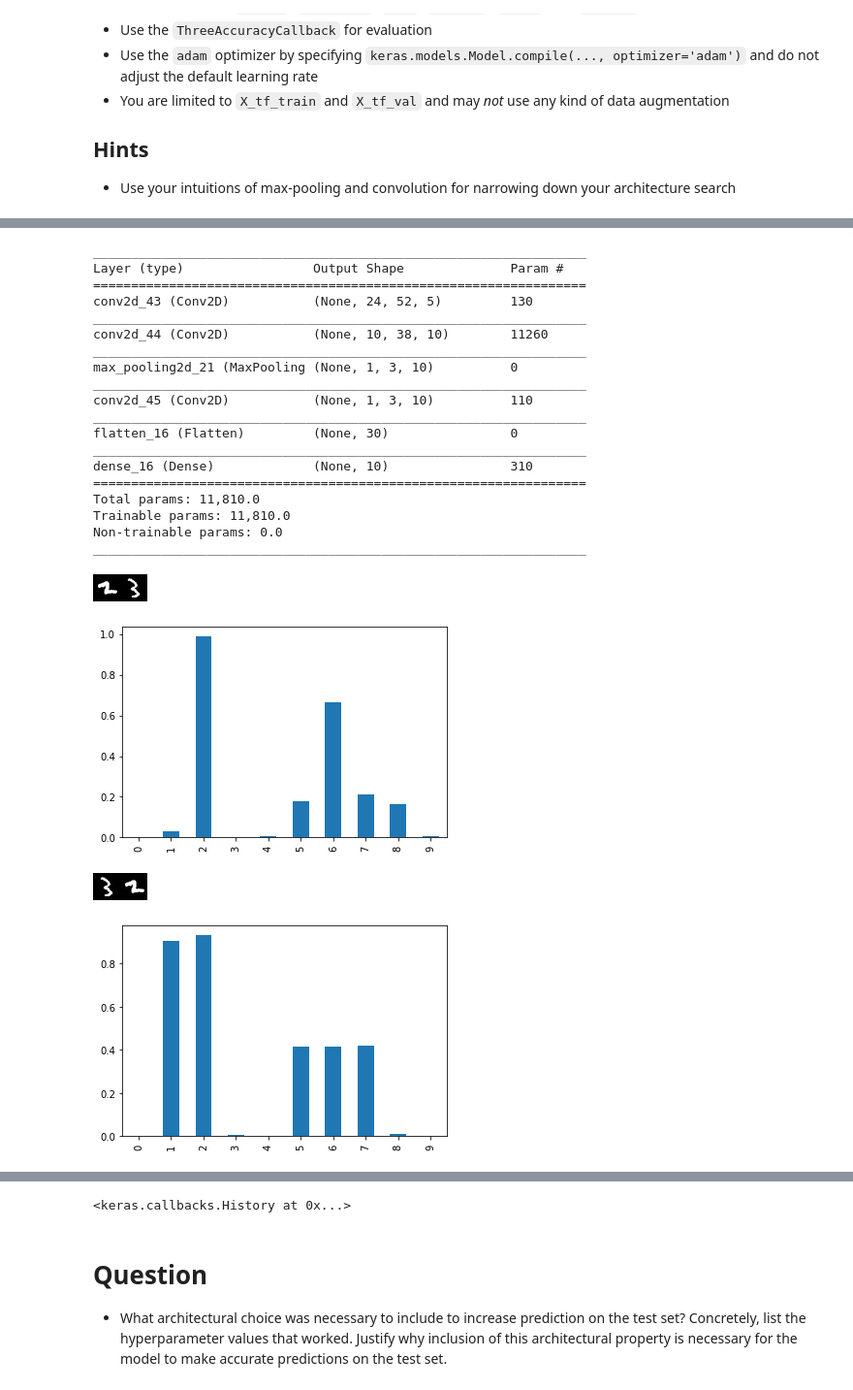
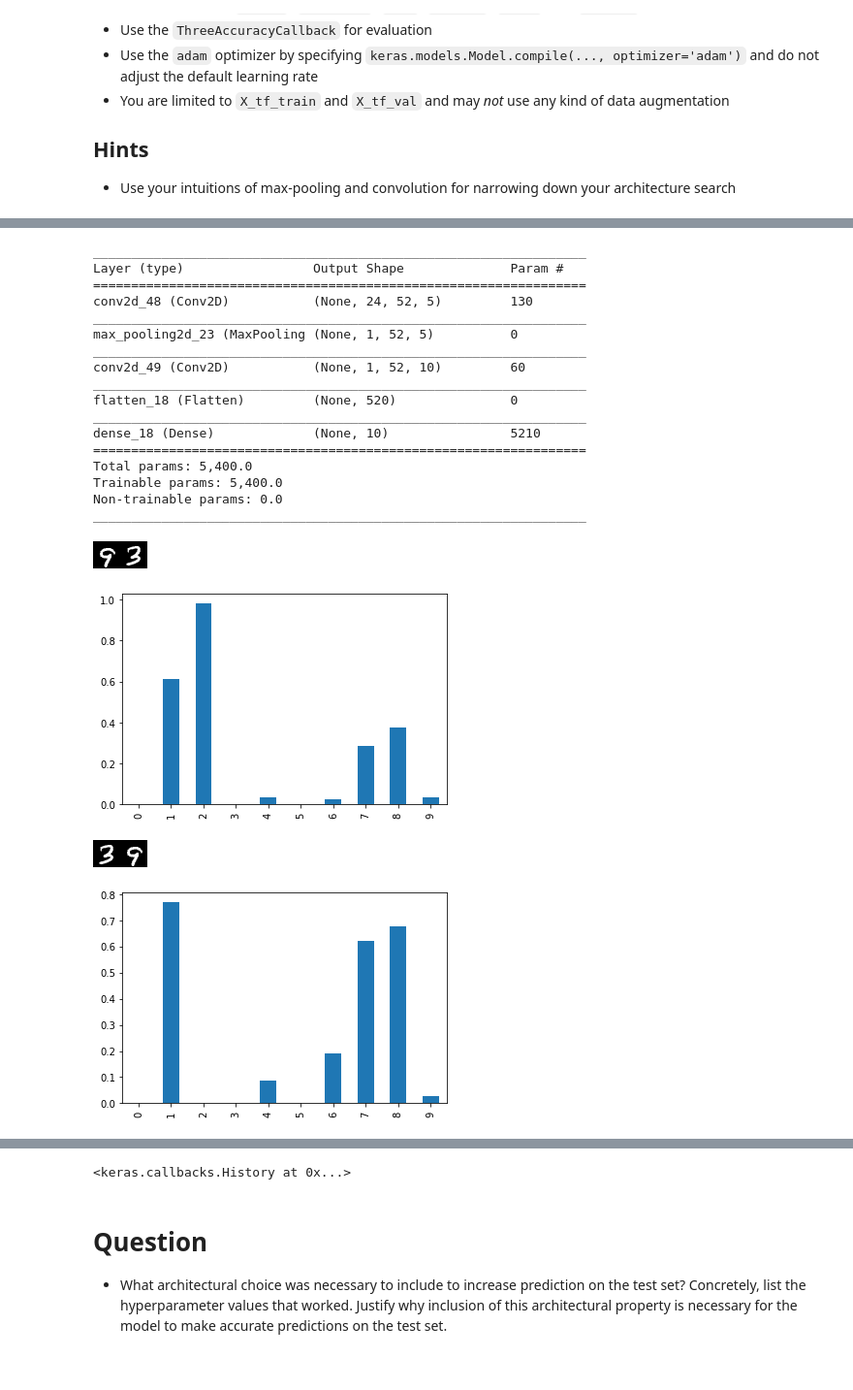
Before and after one commit to jonhilgart22/DSCI-6005-deep-learning, a Jupyter notebook: week_3_image_classification/3_1_am_image_classfication_I/lab_multilabel_classification_SUBMISSION.ipynb, the cells around one changed output, grey strips where cells are left out. Shown at 97% size. Saved outputs shown, nothing was run; the diff lists cells and outputs as text; code cells hidden in the pictures.

```diff
--- a/week_3_image_classification/3_1_am_image_classfication_I/lab_multilabel_classification_SUBMISSION.ipynb
+++ b/week_3_image_classification/3_1_am_image_classfication_I/lab_multilabel_classification_SUBMISSION.ipynb
@@ -336,5 +336,5 @@ _________________________________________________________________
 # %%
 #model.add(MaxPool2D(pool_size=(2,2)))
 # %%
-model.add(Conv2D(10, 15, input_shape=(28,56,1), activation='relu'))
-model.summary()
+# model.add(Conv2D(10, 15, input_shape=(28,56,1), activation='relu'))
+# model.summary()
@@ -353,9 +341,6 @@ _________________________________________________________________
 # %%
-# model.add(Conv2D(30, 4, input_shape=(28,56,1), activation='relu'))
-# model.summary()
+model.add(MaxPool2D(pool_size=(24,1)))
+model.add(Conv2D(10, 1, input_shape=(28,56,1), activation='relu'))
-# %%
-model.add(MaxPool2D(pool_size=(10,10)))
-model.add(Conv2D(10, 1, input_shape=(28,56,1), activation='relu'))
 # %%
 model.add(Flatten())
 # %%
@@ -366,20 +351,18 @@ model.summary()
 _________________________________________________________________
 Layer (type)                 Output Shape              Param #
 =================================================================
-conv2d_43 (Conv2D)           (None, 24, 52, 5)         130
+conv2d_48 (Conv2D)           (None, 24, 52, 5)         130
 _________________________________________________________________
-conv2d_44 (Conv2D)           (None, 10, 38, 10)        11260
+max_pooling2d_23 (MaxPooling (None, 1, 52, 5)          0
 _________________________________________________________________
-max_pooling2d_21 (MaxPooling (None, 1, 3, 10)          0
+conv2d_49 (Conv2D)           (None, 1, 52, 10)         60
 _________________________________________________________________
-conv2d_45 (Conv2D)           (None, 1, 3, 10)          110
+flatten_18 (Flatten)         (None, 520)               0
 _________________________________________________________________
-flatten_16 (Flatten)         (None, 30)                0
-_________________________________________________________________
-dense_16 (Dense)             (None, 10)                310
+dense_18 (Dense)             (None, 10)                5210
 =================================================================
-Total params: 11,810.0
-Trainable params: 11,810.0
+Total params: 5,400.0
+Trainable params: 5,400.0
 Non-trainable params: 0.0
 _________________________________________________________________
 # %%
@@ -387,9 +370,9 @@ model.compile(optimizer='adam', loss='binary_crossentropy',metrics=['accuracy'])
 # %%
 y_val_hot = conversion_to_hot_encoding(y_val)
 # %%
-model.fit(X_tf_train,Y_train, epochs=5,validation_split =.05 , callbacks=[ThreeAccuracyCallback(X_tf_val, y_val)])
+model.fit(X_tf_train,Y_train, epochs=10,validation_split =.05 , callbacks=[ThreeAccuracyCallback(X_tf_val, y_val)])
 # %% [output]
-[figure, old version]
+[figure, new version]
-[figure, old version]
+[figure, new version]
-[figure, old version]
+[figure, new version]
-[figure, old version]
+[figure, new version]
```
Also changed, not shown: parts of 3 cells of this notebook, 4 other files.
